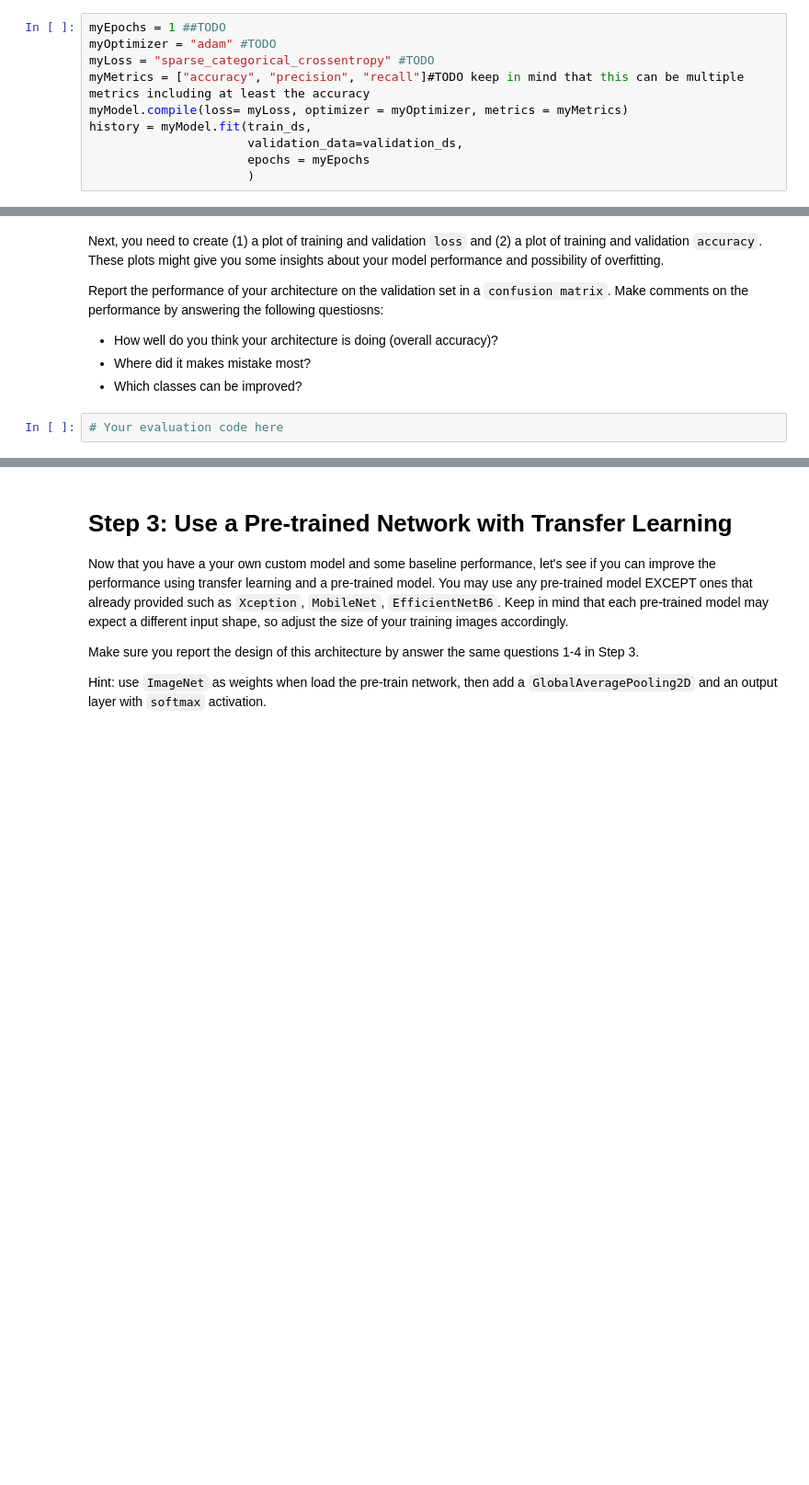
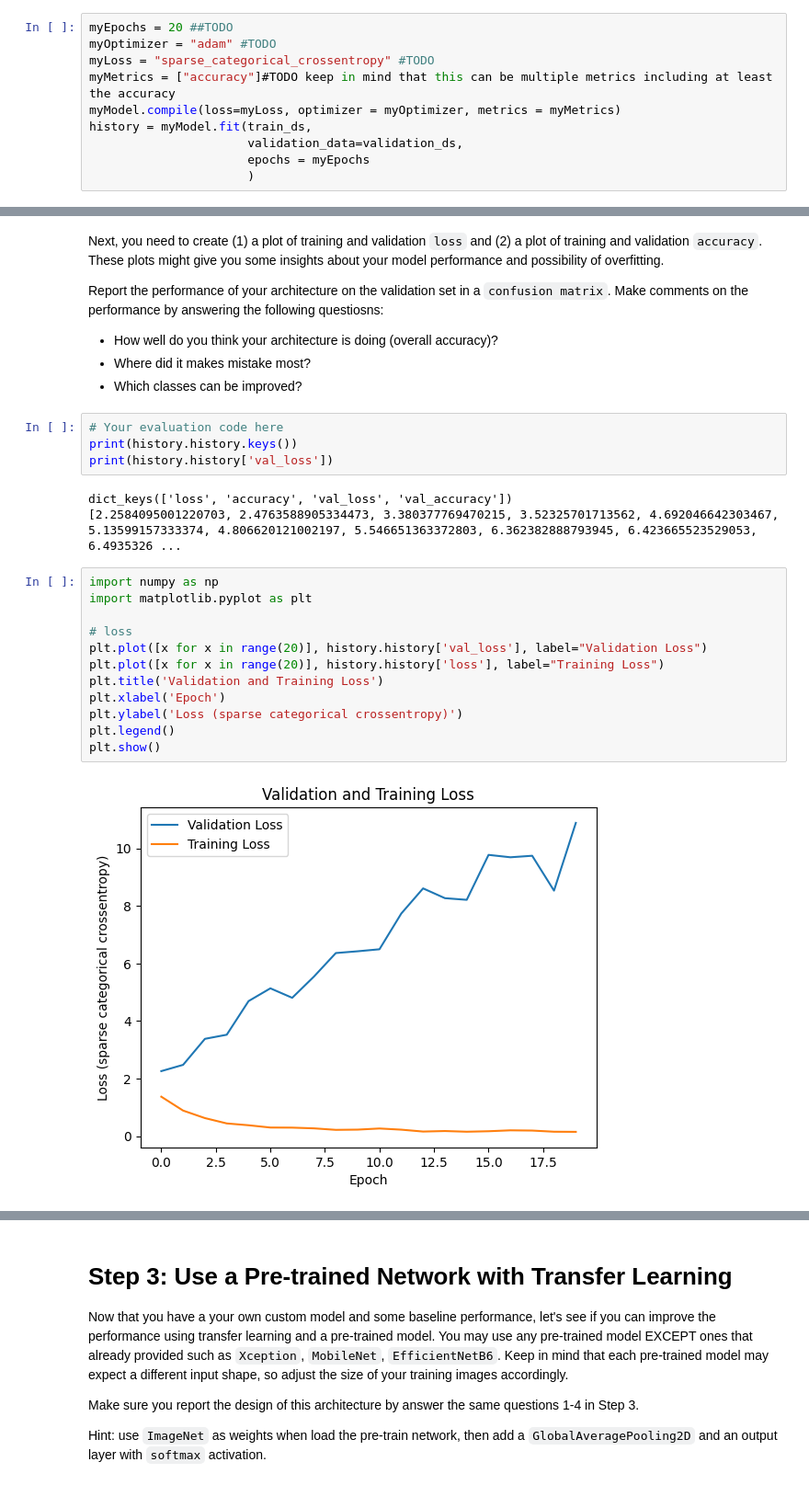
Before and after one commit to helen-yao/ML4VA, a Jupyter notebook: jdj9ng_Codeathon_2.ipynb, the cells around one changed output, grey strips where cells are left out. Shown at 92% size. Cells and saved outputs as stored; diff of their text form; blank space fills up the shorter version.

Commit message:
fit model, plotted loss and accuracy

```diff
--- a/jdj9ng_Codeathon_2.ipynb
+++ b/jdj9ng_Codeathon_2.ipynb
@@ -160,11 +165,11 @@ _________________________________________________________________
 # %% [markdown]
 After designing the model, you will need to train it. In order to train, you will need to pick a number of `epoch` (iteration), which `optimizer` to use (from  `keras.optimizers`), a `loss` function, and some `metrics`.
 # %%
-myEpochs = 1 ##TODO
+myEpochs = 20 ##TODO
 myOptimizer = "adam" #TODO
 myLoss = "sparse_categorical_crossentropy" #TODO
-myMetrics = ["accuracy", "precision", "recall"]#TODO keep in mind that this can be multiple metrics including at least the accuracy
-myModel.compile(loss= myLoss, optimizer = myOptimizer, metrics = myMetrics)
+myMetrics = ["accuracy"]#TODO keep in mind that this can be multiple metrics including at least the accuracy
+myModel.compile(loss=myLoss, optimizer = myOptimizer, metrics = myMetrics)
 history = myModel.fit(train_ds,
                       validation_data=validation_ds,
                       epochs = myEpochs
@@ -183,3 +201,22 @@ Report the performance of your architecture on the validation set in a `confusio
 - Which classes can be improved?
 # %%
 # Your evaluation code here
+print(history.history.keys())
+print(history.history['val_loss'])
+# %% [output]
+dict_keys(['loss', 'accuracy', 'val_loss', 'val_accuracy'])
+[2.2584095001220703, 2.4763588905334473, 3.380377769470215, 3.52325701713562, 4.692046642303467, 5.13599157333374, 4.806620121002197, 5.546651363372803, 6.362382888793945, 6.423665523529053, 6.4935326 ...
+# %%
+import numpy as np
+import matplotlib.pyplot as plt
+
+# loss
+plt.plot([x for x in range(20)], history.history['val_loss'], label="Validation Loss")
+plt.plot([x for x in range(20)], history.history['loss'], label="Training Loss")
+plt.title('Validation and Training Loss')
+plt.xlabel('Epoch')
+plt.ylabel('Loss (sparse categorical crossentropy)')
+plt.legend()
+plt.show()
+# %% [output]
+[figure, added]
```
Also changed, not shown: parts of 4 cells of this notebook.
